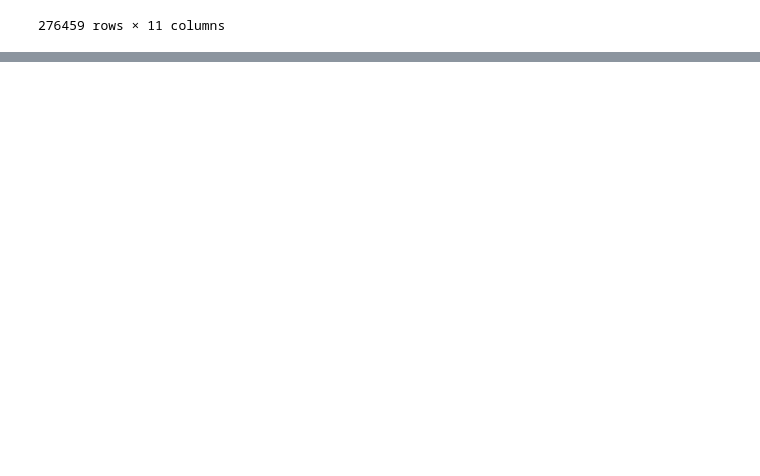
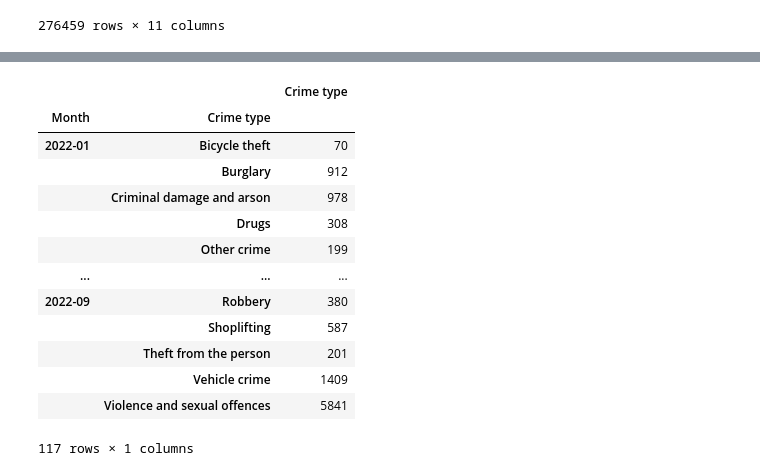
Before and after one commit to TonyHHNg/Team_Project_1, a Jupyter notebook: Crime_data_jo.ipynb, the cells around one changed output, grey strips where cells are left out. Drawn from its saved outputs; the diff is of its cells as text; code cells hidden in the pictures; blank space fills up the shorter version.

```diff
--- a/Crime_data_jo.ipynb
+++ b/Crime_data_jo.ipynb
@@ -162,0 +156,18 @@ pd.pivot(index=g, columns=df['months'], values=df['value']).rename(columns=d).pl
+# %%
+bham_df2 = new_crime_data_bham.groupby(["Month","Crime type"]).agg({"Crime type":"count"})
+bham_df2
+# %% [output]
+|  |  | Crime type |
+| Month | Crime type |  |
+| 2022-01 | Bicycle theft | 70 |
+|  | Burglary | 912 |
+|  | Criminal damage and arson | 978 |
+|  | Drugs | 308 |
+|  | Other crime | 199 |
+| ... | ... | ... |
+| 2022-09 | Robbery | 380 |
+|  | Shoplifting | 587 |
+|  | Theft from the person | 201 |
+|  | Vehicle crime | 1409 |
+|  | Violence and sexual offences | 5841 |
+117 rows × 1 columns
```
Also changed, not shown: parts of 11 cells of this notebook.
